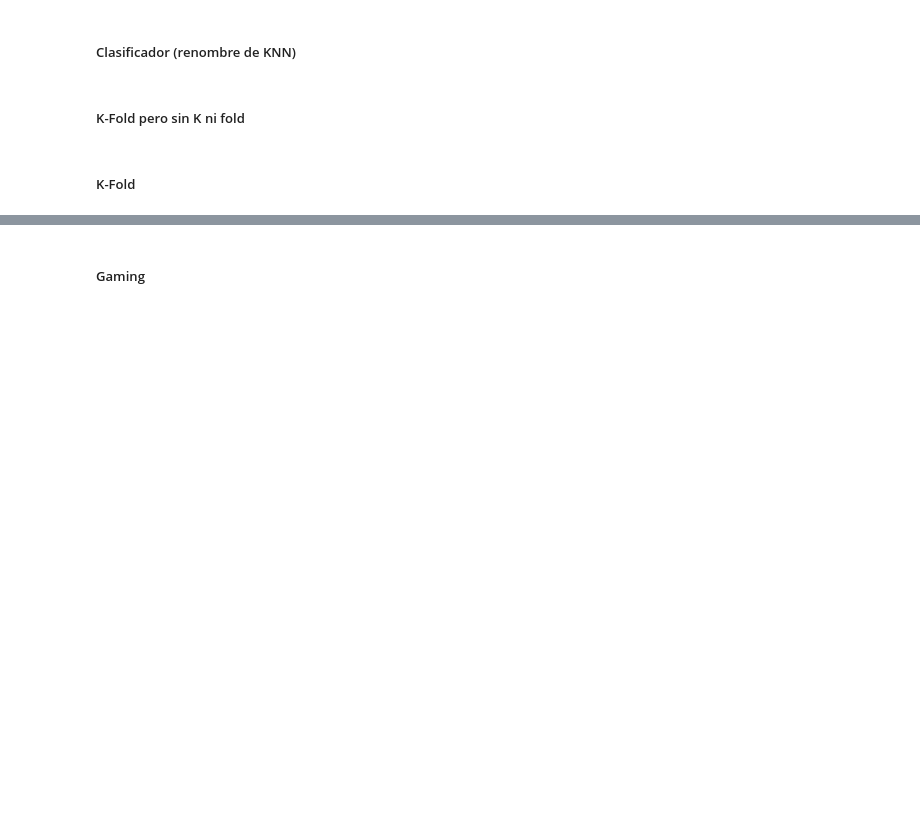
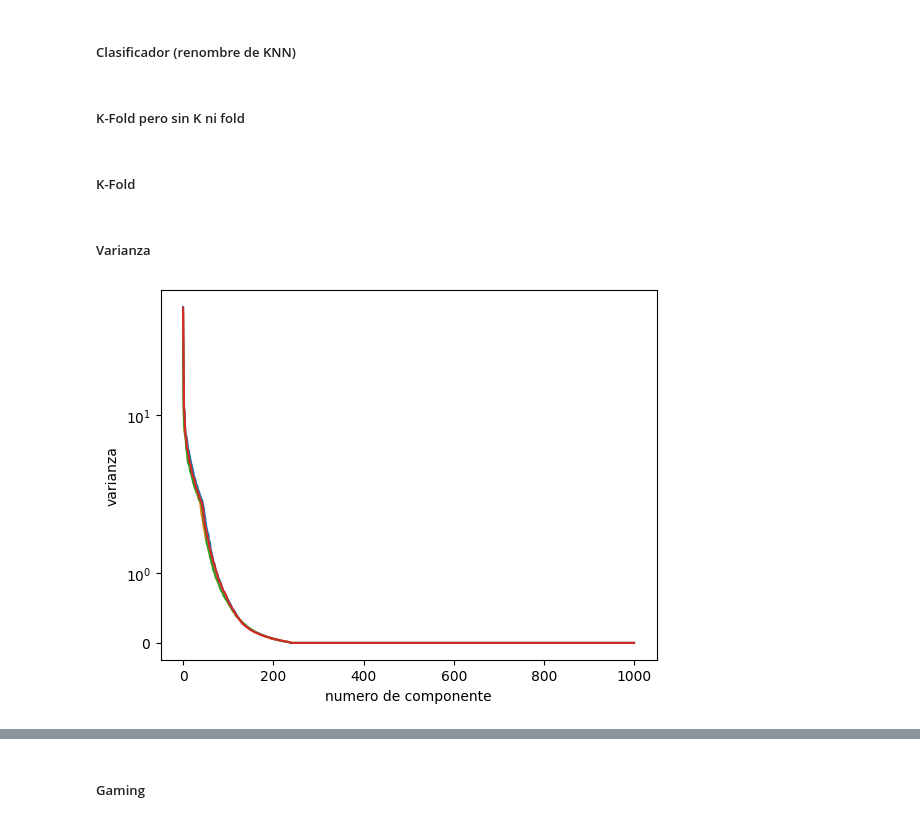
Before and after one commit to mamertowo/tp-mn-2, a Jupyter notebook: notebook.ipynb, the cells around one changed output, grey strips where cells are left out. Cells and saved outputs as stored; diff of their text form; code cells hidden in the pictures; blank space fills up the shorter version.

```diff
--- a/notebook.ipynb
+++ b/notebook.ipynb
@@ -289,14 +358,18 @@ print(vectorAdevolver)
 class PCA:
     def __init__(self):
         self.V = np.array([0])
+        self.autovalores = np.array([0])
 
     def fit(self, matriz):
-        X = np.apply_along_axis(centrar, axis=0, arr=matriz)
-        matriz_covarianza = (X.T @ X) / (X.shape[0] - 1)
+        matriz_covarianza = (matriz.T @ matriz) / (matriz.shape[0] - 1)
         autos = metodo_potencia_deflacion(matriz_covarianza, 1e-8, 1000, -1)
         self.V = np.array([autos[i][1] for i in range(len(autos))])
+        self.autovalores = np.array([autos[i][0] for i in range(len(autos))])
 
     def transform_matriz(self, matriz, componentes):
+        print(matriz.shape)
+        print(self.V.shape)
+        print(self.V[:, :componentes].shape)
         return matriz @ self.V[:, :componentes]         # Preguntar transposed
 
     def transform_vector(self, vector, componentes):
@@ -304,6 +377,9 @@ class PCA:
 
     def shape(self):
         return self.V.shape
+
+    def varianza_explicada(self, cantidad):
+        return self.autovalores[:cantidad]
 # %% [markdown]
 # Clasificacion
 # %% [markdown]
@@ -364,3 +440,25 @@ for k in range(1, 21):
     performances = [kfold(tabla, q, 4, k) for q in [500, 1000, 5000]]
     resultados[k-1, :] = performances
 print(resultados)
+# %% [markdown]
+##### Varianza
+# %%
+def varianza(tabla, cantidad_dimensiones):
+    generos, vectores = construir_datos_training(tabla, cantidad_dimensiones, 4)
+
+    tamano_particion = int(len(generos) / 4)
+    varianzas = []
+
+    pca = PCA()
+
+    for i in range(4):
+        azul_start = i * tamano_particion
+        azul_end = i * tamano_particion + tamano_particion
+        modelo_vectores = np.concatenate((vectores[:azul_start], vectores[azul_end:]))
+
+        pca.fit(modelo_vectores)
+        varianzas.append(pca.varianza_explicada(1000))
+
+    return varianzas
+# %%
+varianzas_explicadas = varianza(global_tabla, 1000)
@@ -366,0 +469,8 @@ print(resultados)
+# %%
+for v in varianzas_explicadas:
+    plt.plot(v)
+plt.xlabel("numero de componente")
+plt.ylabel("varianza")
+plt.yscale("symlog");
+# %% [output]
+[figure, added]
```
Also changed, not shown: parts of 20 cells of this notebook.
